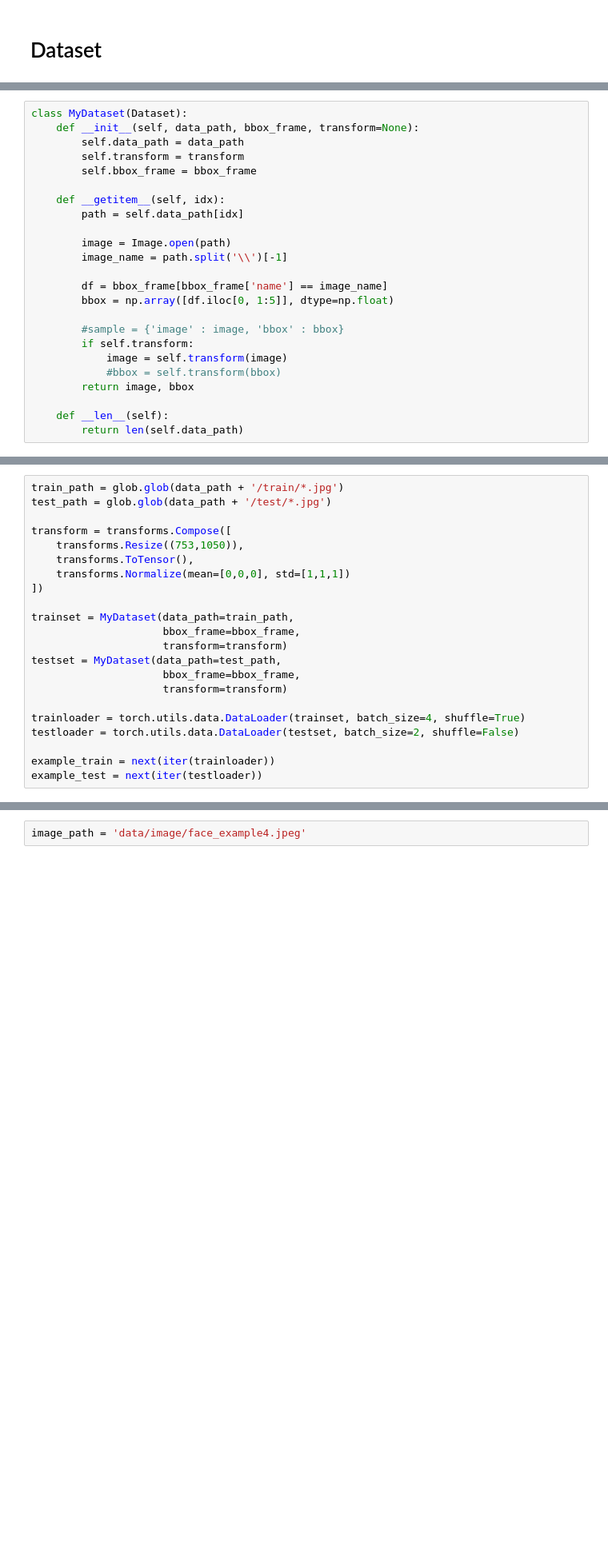
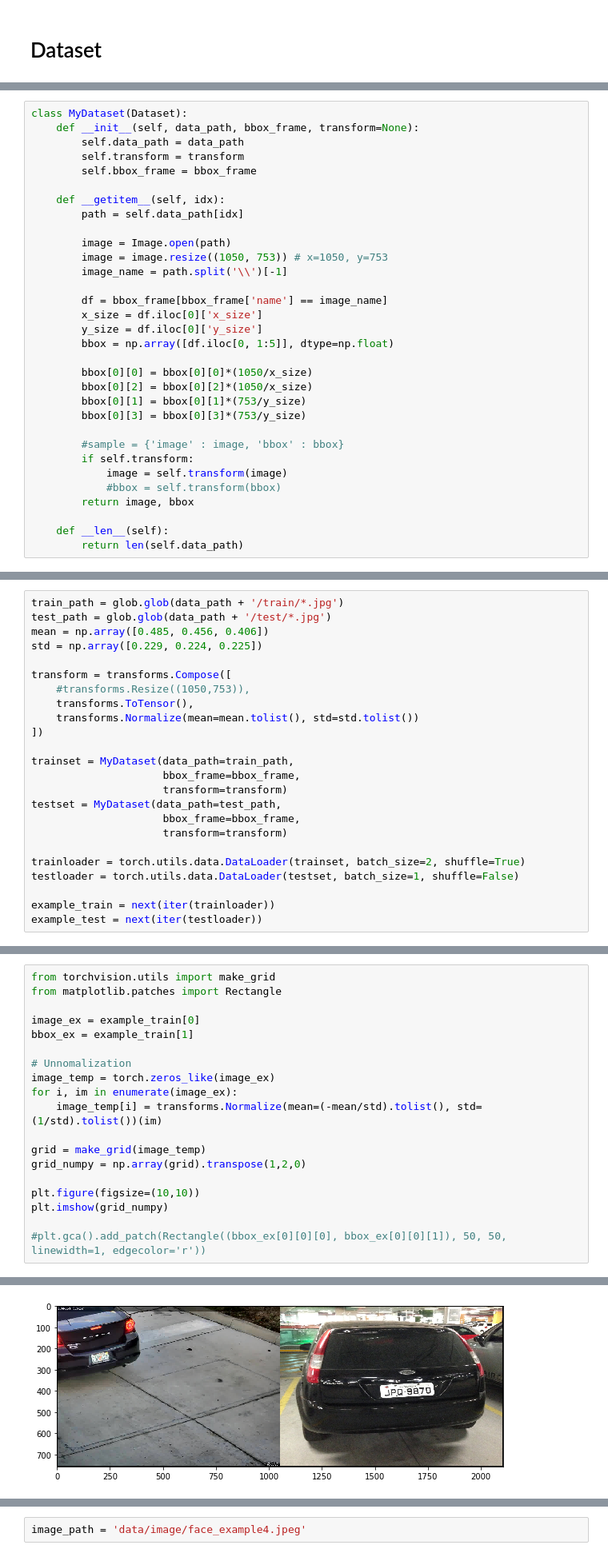
Before and after one commit to gjustin40/gjustin40-blog, a Jupyter notebook: Car_License_Recognition_DeepLearning.ipynb, the cells around one changed output, grey strips where cells are left out. Shown at 80% size. Cells and saved outputs as stored; diff of their text form; blank space fills up the shorter version.

```diff
--- a/Car_License_Recognition_DeepLearning.ipynb
+++ b/Car_License_Recognition_DeepLearning.ipynb
@@ -114,10 +120,18 @@ class MyDataset(Dataset):
         path = self.data_path[idx]
 
         image = Image.open(path)
+        image = image.resize((1050, 753)) # x=1050, y=753
         image_name = path.split('\\')[-1]
 
         df = bbox_frame[bbox_frame['name'] == image_name]
+        x_size = df.iloc[0]['x_size']
+        y_size = df.iloc[0]['y_size']
         bbox = np.array([df.iloc[0, 1:5]], dtype=np.float)
+
+        bbox[0][0] = bbox[0][0]*(1050/x_size)
+        bbox[0][2] = bbox[0][2]*(1050/x_size)
+        bbox[0][1] = bbox[0][1]*(753/y_size)
+        bbox[0][3] = bbox[0][3]*(753/y_size)
 
         #sample = {'image' : image, 'bbox' : bbox}
         if self.transform:
@@ -130,11 +146,13 @@ class MyDataset(Dataset):
 # %%
 train_path = glob.glob(data_path + '/train/*.jpg')
 test_path = glob.glob(data_path + '/test/*.jpg')
+mean = np.array([0.485, 0.456, 0.406])
+std = np.array([0.229, 0.224, 0.225])
 
 transform = transforms.Compose([
-    transforms.Resize((753,1050)),
+    #transforms.Resize((1050,753)),
     transforms.ToTensor(),
-    transforms.Normalize(mean=[0,0,0], std=[1,1,1])
+    transforms.Normalize(mean=mean.tolist(), std=std.tolist())
 ])
 
 trainset = MyDataset(data_path=train_path,
@@ -144,8 +162,8 @@ testset = MyDataset(data_path=test_path,
                      bbox_frame=bbox_frame,
                      transform=transform)
 
-trainloader = torch.utils.data.DataLoader(trainset, batch_size=4, shuffle=True)
-testloader = torch.utils.data.DataLoader(testset, batch_size=2, shuffle=False)
+trainloader = torch.utils.data.DataLoader(trainset, batch_size=2, shuffle=True)
+testloader = torch.utils.data.DataLoader(testset, batch_size=1, shuffle=False)
 
 example_train = next(iter(trainloader))
 example_test = next(iter(testloader))
@@ -173,0 +172,20 @@ tensor([230., 206., 116.,  26.], dtype=torch.float64)
+# %%
+from torchvision.utils import make_grid
+from matplotlib.patches import Rectangle
+
+image_ex = example_train[0]
+bbox_ex = example_train[1]
+
+# Unnomalization
+image_temp = torch.zeros_like(image_ex)
+for i, im in enumerate(image_ex):
+    image_temp[i] = transforms.Normalize(mean=(-mean/std).tolist(), std=(1/std).tolist())(im)
+
+grid = make_grid(image_temp)
+grid_numpy = np.array(grid).transpose(1,2,0)
+
+plt.figure(figsize=(10,10))
+plt.imshow(grid_numpy)
+
+#plt.gca().add_patch(Rectangle((bbox_ex[0][0][0], bbox_ex[0][0][1]), 50, 50, linewidth=1, edgecolor='r'))
+# %% [output]
@@ -173,0 +193 @@ tensor([230., 206., 116.,  26.], dtype=torch.float64)
+[figure, added]
```
Also changed, not shown: parts of 31 cells of this notebook.
